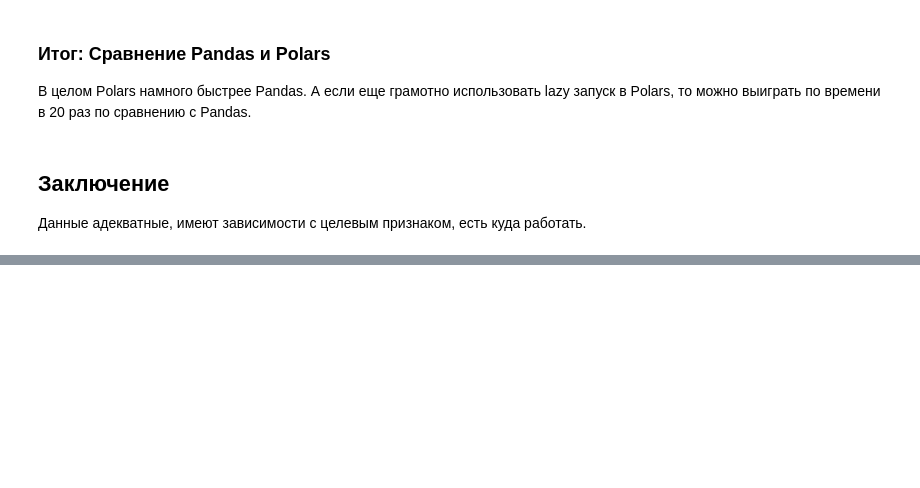
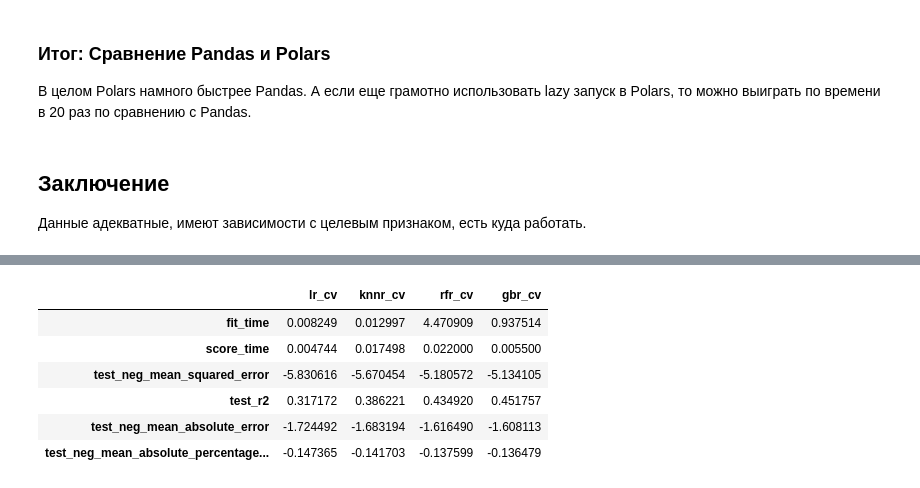
Before and after one commit to alexbevz/eda_and_dev_tools, a Jupyter notebook: project_abalone.ipynb, the cells around one changed output, grey strips where cells are left out. Saved outputs shown, nothing was run; the diff lists cells and outputs as text; code cells hidden in the pictures; blank space fills up the shorter version.

```diff
--- a/project_abalone.ipynb
+++ b/project_abalone.ipynb
@@ -535,0 +670,17 @@ Polars агрегирует данные почти в 2 раз быстрее P
+# %%
+# создаем PipeLine для линейной регрессии
+# первым слоем идет трансформер, а потом уже метод обучения
+from sklearn.linear_model import LinearRegression
+
+lr_pipe = Pipeline([
+    ('transformer', ct),
+    ('model', LinearRegression()),
+])
+
+new_lr_pipe = Pipeline([
+    ('transformer', new_ct),
+    ('model', LinearRegression())
+])
+
+lr_pipe.fit(x_train, y_train)
+new_lr_pipe.fit(new_x_train, new_y_train)
@@ -535,0 +809,36 @@ Polars агрегирует данные почти в 2 раз быстрее P
+# %%
+from sklearn.model_selection import cross_validate
+# перечисляем список метрик для задачи регрессии
+scoring = ['neg_mean_squared_error', 'r2', 'neg_mean_absolute_error', 'neg_mean_absolute_percentage_error']
+
+# сжимает таблицу после cv до средних значений
+def get_mean_cv(cv):
+    return pd.DataFrame(cv).mean()
+
+# собирает сравнительную таблицу после кросс валидации списка PipeLines
+def collect_cv_comparison(pipes, x, y, column_names):
+    res_df = pd.DataFrame()
+    for pipe in pipes:
+        cv = cross_validate(pipe, x, y, scoring=scoring, cv=4, n_jobs=-1)
+        res_df = pd.concat([res_df, get_mean_cv(cv)], axis='columns')
+    res_df.columns = column_names
+    return res_df
+# %%
+pipes = [lr_pipe, knnr_pipe, rfr_pipe, gbr_pipe, ]
+column_names = ['lr_cv', 'knnr_cv', 'rfr_cv', 'gbr_cv', ]
+
+new_pipes = [new_lr_pipe, new_knnr_pipe, new_rfr_pipe, new_gbr_pipe, ]
+new_column_names = ['new_lr_cv', 'new_knnr_cv', 'new_rfr_cv', 'new_gbr_cv', ]
+
+cv_df = collect_cv_comparison(pipes, x, y, column_names)
+new_cv_df = collect_cv_comparison(new_pipes, new_x, y, new_column_names)
+# %%
+cv_df
+# %% [output]
+|  | lr_cv | knnr_cv | rfr_cv | gbr_cv |
+| fit_time | 0.008249 | 0.012997 | 4.470909 | 0.937514 |
+| score_time | 0.004744 | 0.017498 | 0.022000 | 0.005500 |
+| test_neg_mean_squared_error | -5.830616 | -5.670454 | -5.180572 | -5.134105 |
+| test_r2 | 0.317172 | 0.386221 | 0.434920 | 0.451757 |
+| test_neg_mean_absolute_error | -1.724492 | -1.683194 | -1.616490 | -1.608113 |
+| test_neg_mean_absolute_percentage... | -0.147365 | -0.141703 | -0.137599 | -0.136479 |
```
Also changed, not shown: parts of 39 cells of this notebook.
